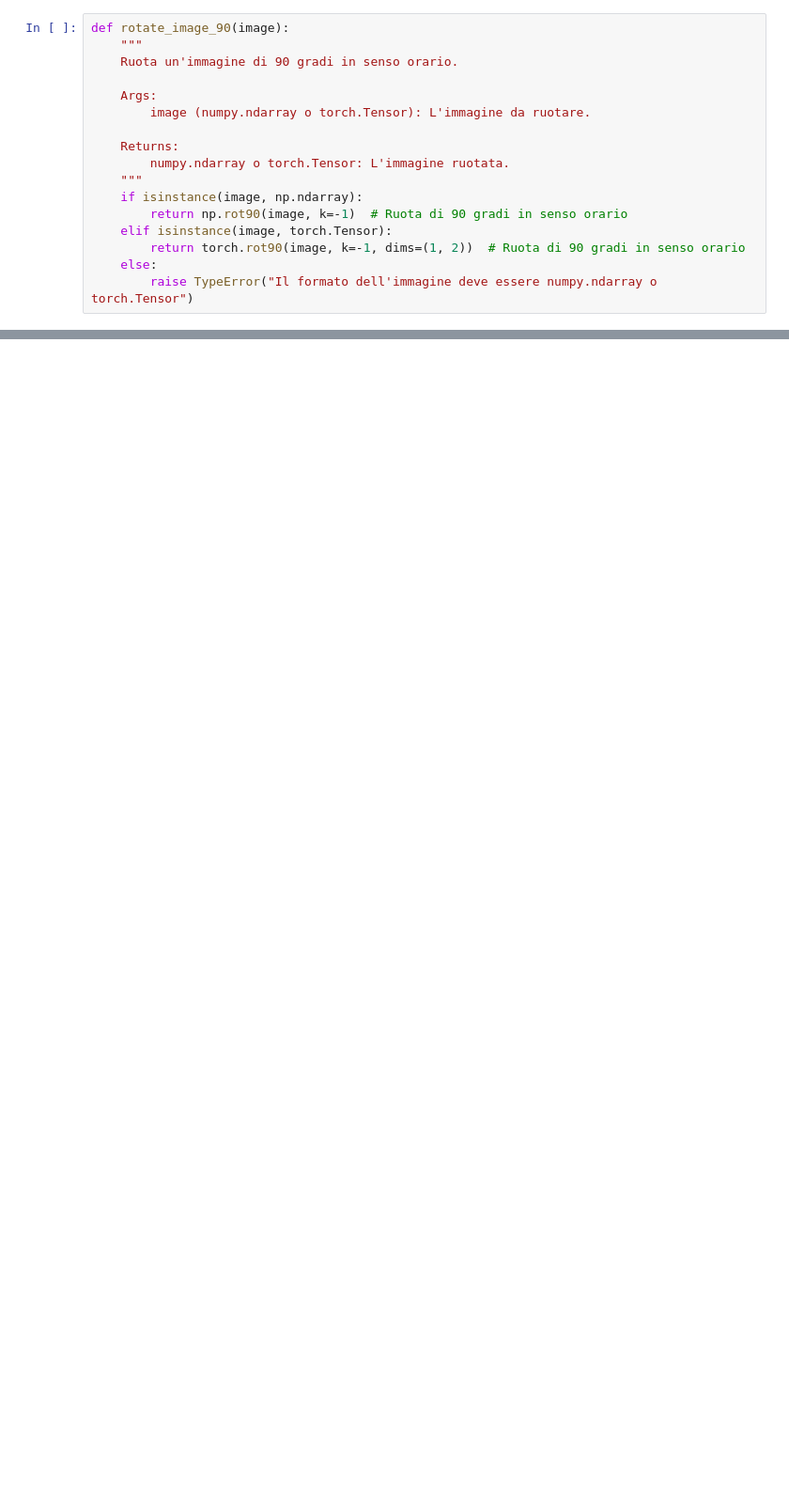
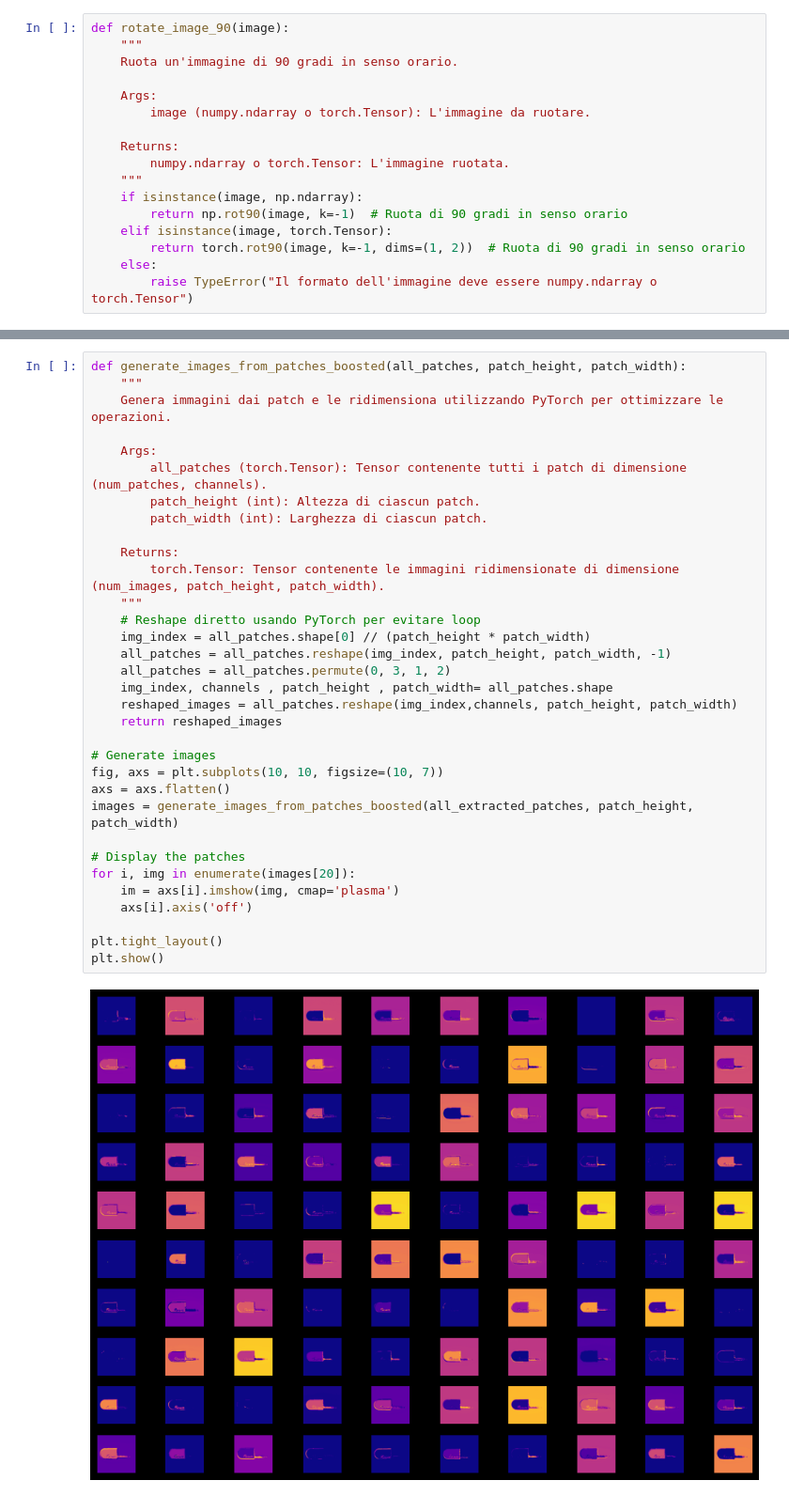
Before and after one commit to seb0t/-CV---anomalib-tutorial-with-visualization, a Jupyter notebook: notebooks/patchcore_anomalib_faiss.ipynb, the cells around one changed output, grey strips where cells are left out. Shown at 94% size. Cells and saved outputs as stored; diff of their text form; blank space fills up the shorter version.

```diff
--- a/notebooks/patchcore_anomalib_faiss.ipynb
+++ b/notebooks/patchcore_anomalib_faiss.ipynb
@@ -377,0 +348,35 @@ plt.imshow(test_img)
+# %%
+def generate_images_from_patches_boosted(all_patches, patch_height, patch_width):
+    """
+    Genera immagini dai patch e le ridimensiona utilizzando PyTorch per ottimizzare le operazioni.
+
+    Args:
+        all_patches (torch.Tensor): Tensor contenente tutti i patch di dimensione (num_patches, channels).
+        patch_height (int): Altezza di ciascun patch.
+        patch_width (int): Larghezza di ciascun patch.
+
+    Returns:
+        torch.Tensor: Tensor contenente le immagini ridimensionate di dimensione (num_images, patch_height, patch_width).
+    """
+    # Reshape diretto usando PyTorch per evitare loop
+    img_index = all_patches.shape[0] // (patch_height * patch_width)
+    all_patches = all_patches.reshape(img_index, patch_height, patch_width, -1)
+    all_patches = all_patches.permute(0, 3, 1, 2)
+    img_index, channels , patch_height , patch_width= all_patches.shape
+    reshaped_images = all_patches.reshape(img_index,channels, patch_height, patch_width)
+    return reshaped_images
+
+# Generate images
+fig, axs = plt.subplots(10, 10, figsize=(10, 7))
+axs = axs.flatten()
+images = generate_images_from_patches_boosted(all_extracted_patches, patch_height, patch_width)
+
+# Display the patches
+for i, img in enumerate(images[20]):
+    im = axs[i].imshow(img, cmap='plasma')
+    axs[i].axis('off')
+
+plt.tight_layout()
+plt.show()
+# %% [output]
+[figure, added]
```
Also changed, not shown: parts of 37 cells of this notebook, 9 other files.
